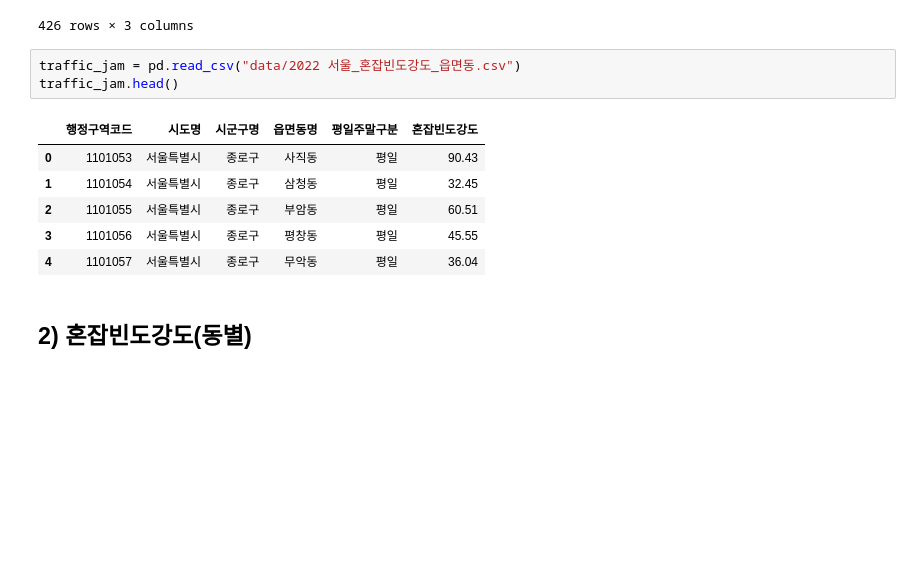
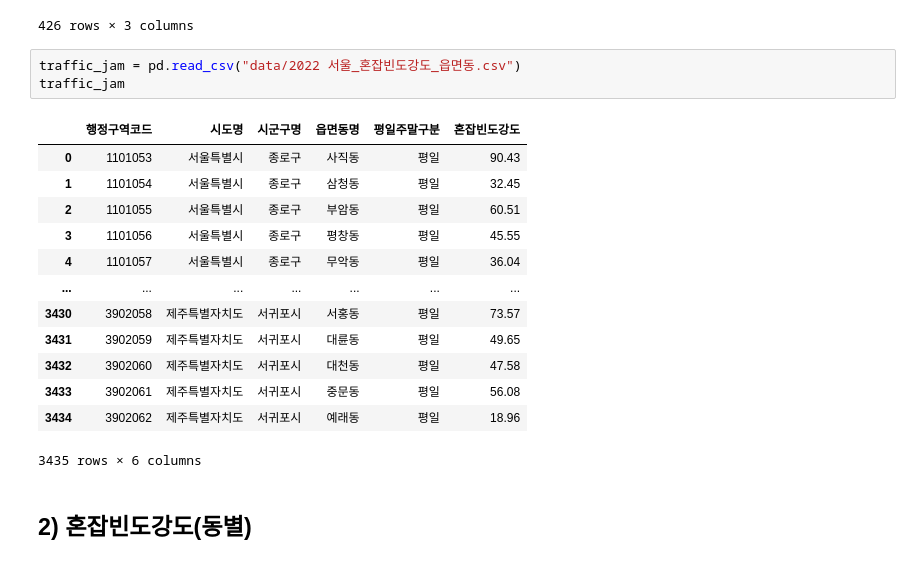
Before and after one commit to suhyun-jeong/Data_Project, a Jupyter notebook: 4. 도로.ipynb, the cells around one changed output. Drawn from its saved outputs; the diff is of its cells as text; blank space fills up the shorter version.

```diff
--- a/4. 도로.ipynb
+++ b/4. 도로.ipynb
@@ -61,14 +61,21 @@ pop_seoul_dong
 426 rows × 3 columns
 # %%
 traffic_jam = pd.read_csv("data/2022 서울_혼잡빈도강도_읍면동.csv")
-traffic_jam.head()
+traffic_jam
 # %% [output]
 |  | 행정구역코드 | 시도명 | 시군구명 | 읍면동명 | 평일주말구분 | 혼잡빈도강도 |
 | 0 | 1101053 | 서울특별시 | 종로구 | 사직동 | 평일 | 90.43 |
 | 1 | 1101054 | 서울특별시 | 종로구 | 삼청동 | 평일 | 32.45 |
 | 2 | 1101055 | 서울특별시 | 종로구 | 부암동 | 평일 | 60.51 |
 | 3 | 1101056 | 서울특별시 | 종로구 | 평창동 | 평일 | 45.55 |
 | 4 | 1101057 | 서울특별시 | 종로구 | 무악동 | 평일 | 36.04 |
+| ... | ... | ... | ... | ... | ... | ... |
+| 3430 | 3902058 | 제주특별자치도 | 서귀포시 | 서홍동 | 평일 | 73.57 |
+| 3431 | 3902059 | 제주특별자치도 | 서귀포시 | 대륜동 | 평일 | 49.65 |
+| 3432 | 3902060 | 제주특별자치도 | 서귀포시 | 대천동 | 평일 | 47.58 |
+| 3433 | 3902061 | 제주특별자치도 | 서귀포시 | 중문동 | 평일 | 56.08 |
+| 3434 | 3902062 | 제주특별자치도 | 서귀포시 | 예래동 | 평일 | 18.96 |
+3435 rows × 6 columns
 # %% [markdown]
 ## 2) 혼잡빈도강도(동별)
 # %%
```
Also changed, not shown: parts of 22 cells of this notebook, 5 other files.
